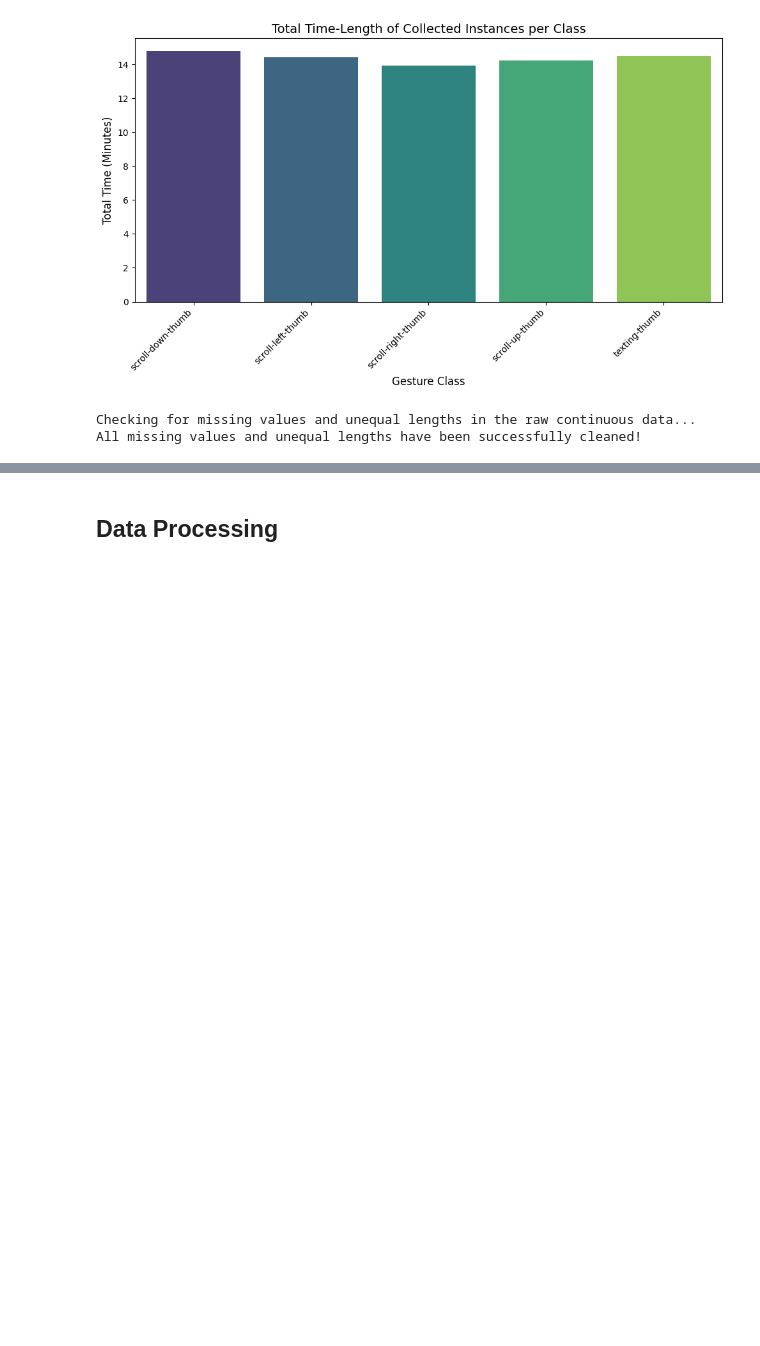
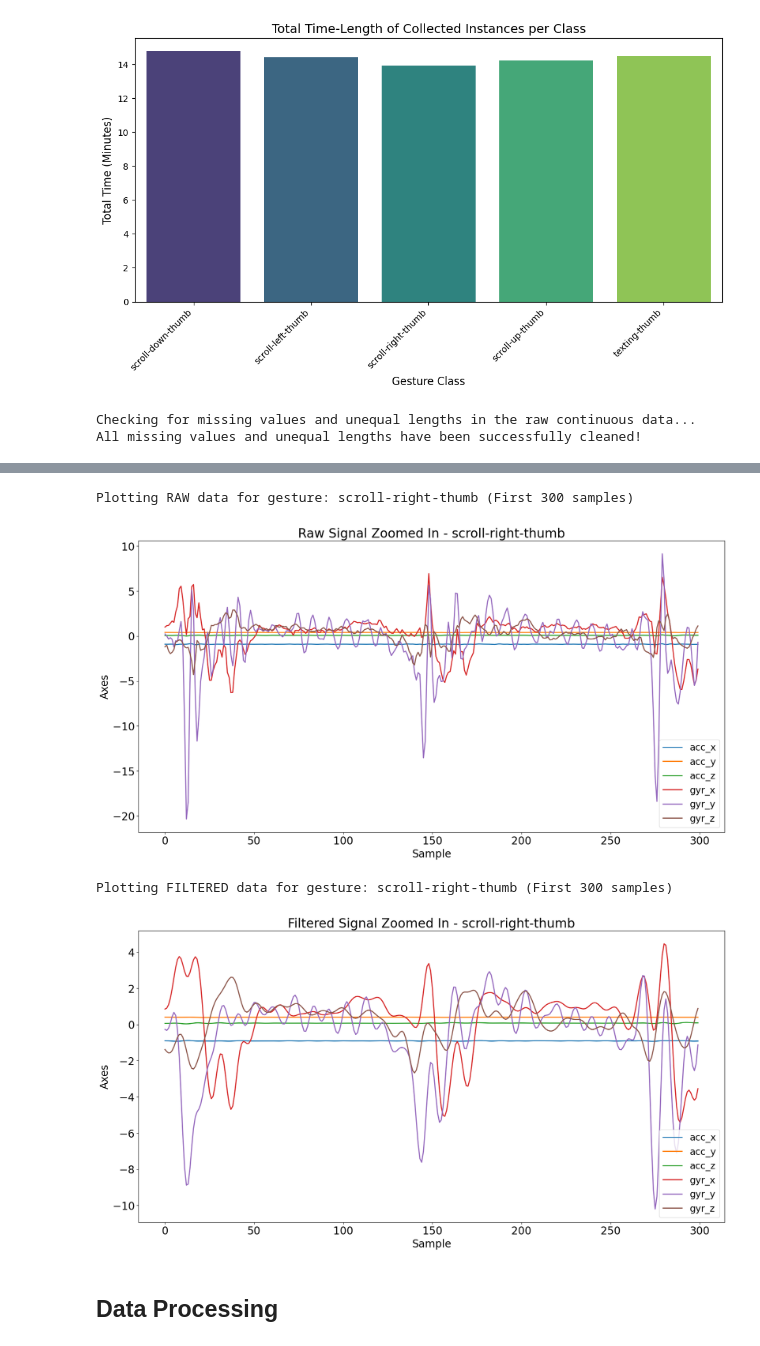
Before and after one commit to Andreaskaram/AIoT-Hand-Gesture-Recognition, a Jupyter notebook: aiot_project_sample.ipynb, the cells around one changed output, grey strips where cells are left out. Saved outputs shown, nothing was run; the diff lists cells and outputs as text; code cells hidden in the pictures; blank space fills up the shorter version.

```diff
--- a/aiot_project_sample.ipynb
+++ b/aiot_project_sample.ipynb
@@ -304,3 +266,39 @@ Successfully filtered 7129 windows.
+# %%
+import pandas as pd
+import matplotlib.pyplot as plt
+from utils_visual import plot_instance_time_domain
+
+# 1. Select a single instance (index 0)
+sample_idx = 0
+raw_data_dict = df.iloc[sample_idx]['data']
+filtered_data_dict = df.iloc[sample_idx]['filtered_data']
+gesture_label = df.iloc[sample_idx]['gesture_id']
+
+# 2. Convert both data dictionaries into Pandas DataFrames
+df_raw = pd.DataFrame(raw_data_dict)
+df_filtered = pd.DataFrame(filtered_data_dict)
+
+# 3. Slice the data to view only a specific time frame (e.g., first 300 samples)
+zoom_samples = 300
+df_raw_zoomed = df_raw.iloc[:zoom_samples]
+df_filtered_zoomed = df_filtered.iloc[:zoom_samples]
+
+# 4. Plot the RAW data
+print(f"Plotting RAW data for gesture: {gesture_label} (First {zoom_samples} samples)")
+plot_instance_time_domain(df_raw_zoomed)
+plt.title(f"Raw Signal Zoomed In - {gesture_label}", fontsize=24)
+plt.show()
+
+# 5. Plot the FILTERED data
+print(f"Plotting FILTERED data for gesture: {gesture_label} (First {zoom_samples} samples)")
+plot_instance_time_domain(df_filtered_zoomed)
+plt.title(f"Filtered Signal Zoomed In - {gesture_label}", fontsize=24)
+plt.show()
+# %% [output]
+Plotting RAW data for gesture: scroll-right-thumb (First 300 samples)
+[figure, added]
+Plotting FILTERED data for gesture: scroll-right-thumb (First 300 samples)
+[figure, added]
 # %% [markdown]
 ## Data Processing
 # %% [markdown]
```
Also changed, not shown: parts of 6 cells of this notebook.
